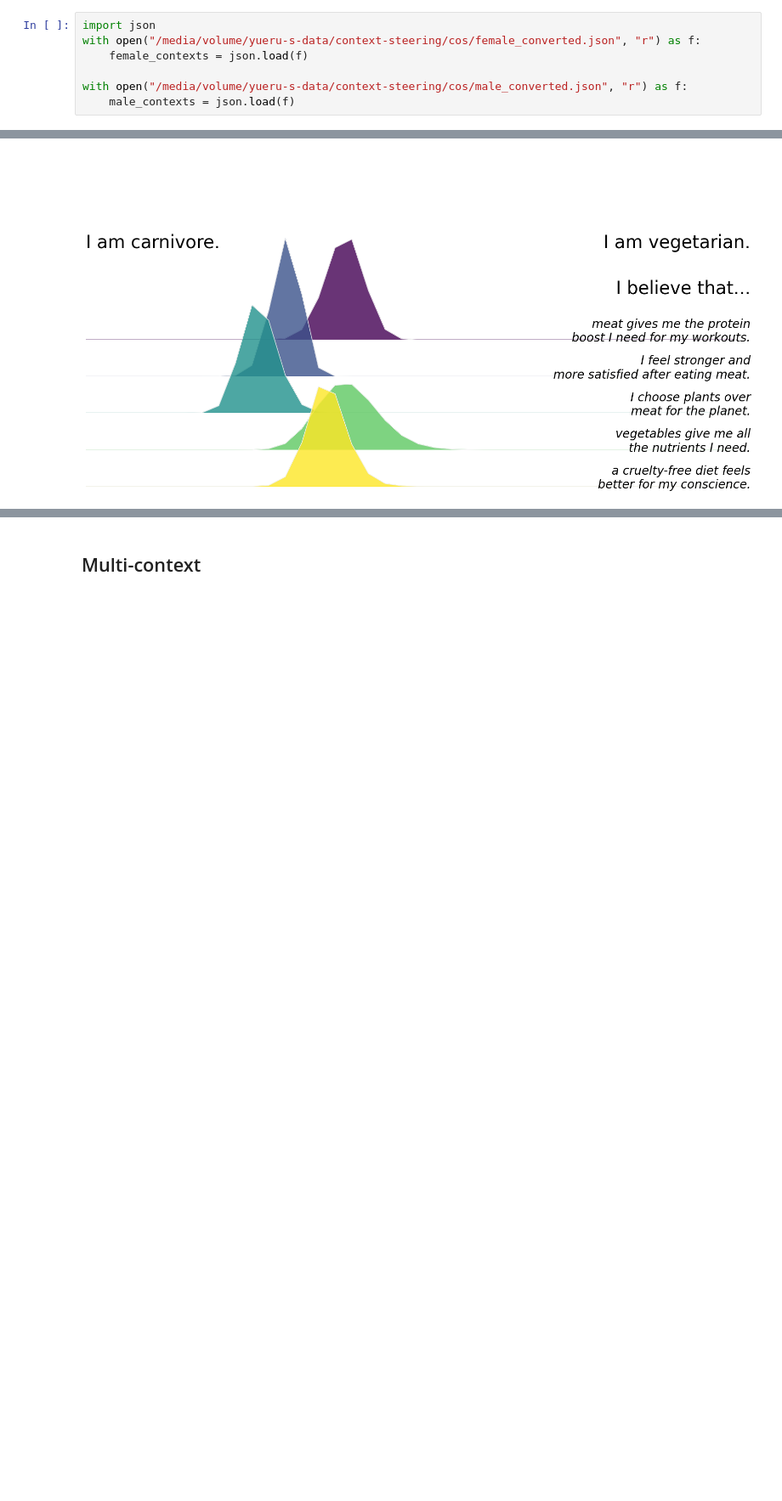
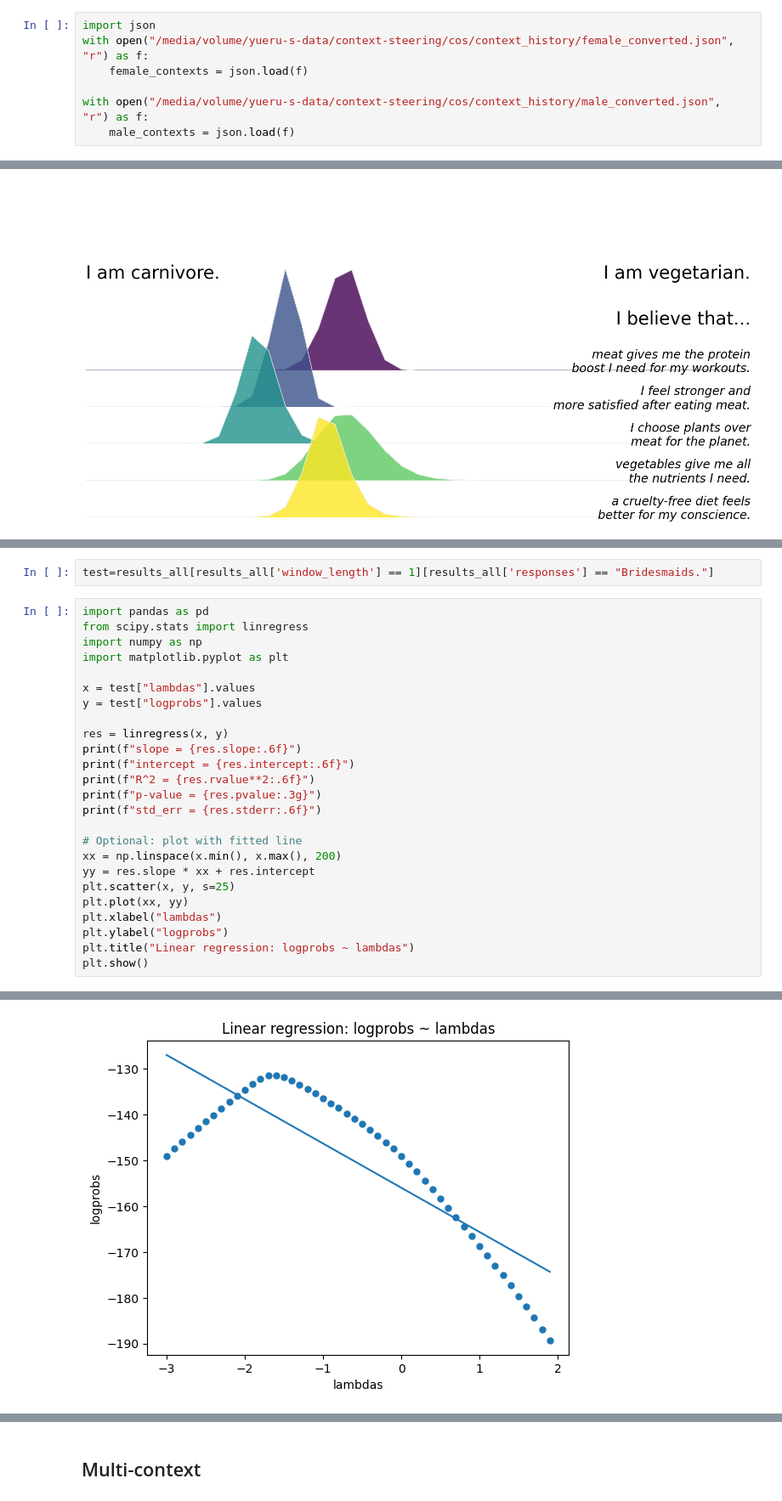
Before and after one commit to raye22/context-steering, a Jupyter notebook: notebooks/context_steering_combined.ipynb, the cells around one changed output, grey strips where cells are left out. Shown at 85% size. Drawn from its saved outputs; the diff is of its cells as text; blank space fills up the shorter version.

```diff
--- a/notebooks/context_steering_combined.ipynb
+++ b/notebooks/context_steering_combined.ipynb
@@ -329,10 +106,10 @@ Here, we see that under the baseline `lmbda=-1.0`, the model generates pretty si
 ## Personalization on context history
 # %%
 import json
-with open("/media/volume/yueru-s-data/context-steering/cos/female_converted.json", "r") as f:
+with open("/media/volume/yueru-s-data/context-steering/cos/context_history/female_converted.json", "r") as f:
     female_contexts = json.load(f)
 
-with open("/media/volume/yueru-s-data/context-steering/cos/male_converted.json", "r") as f:
+with open("/media/volume/yueru-s-data/context-steering/cos/context_history/male_converted.json", "r") as f:
     male_contexts = json.load(f)
 # %%
 import numpy as np
@@ -1418,0 +887,28 @@ plot()
+# %%
+test=results_all[results_all['window_length'] == 1][results_all['responses'] == "Bridesmaids."]
+# %%
+import pandas as pd
+from scipy.stats import linregress
+import numpy as np
+import matplotlib.pyplot as plt
+
+x = test["lambdas"].values
+y = test["logprobs"].values
+
+res = linregress(x, y)
+print(f"slope = {res.slope:.6f}")
+print(f"intercept = {res.intercept:.6f}")
+print(f"R^2 = {res.rvalue**2:.6f}")
+print(f"p-value = {res.pvalue:.3g}")
+print(f"std_err = {res.stderr:.6f}")
+
+# Optional: plot with fitted line
+xx = np.linspace(x.min(), x.max(), 200)
+yy = res.slope * xx + res.intercept
+plt.scatter(x, y, s=25)
+plt.plot(xx, yy)
+plt.xlabel("lambdas")
+plt.ylabel("logprobs")
+plt.title("Linear regression: logprobs ~ lambdas")
+plt.show()
+# %% [output]
@@ -1418,0 +920 @@ plot()
+[figure, added]
```
Also changed, not shown: parts of 78 cells of this notebook, 26 other files.
